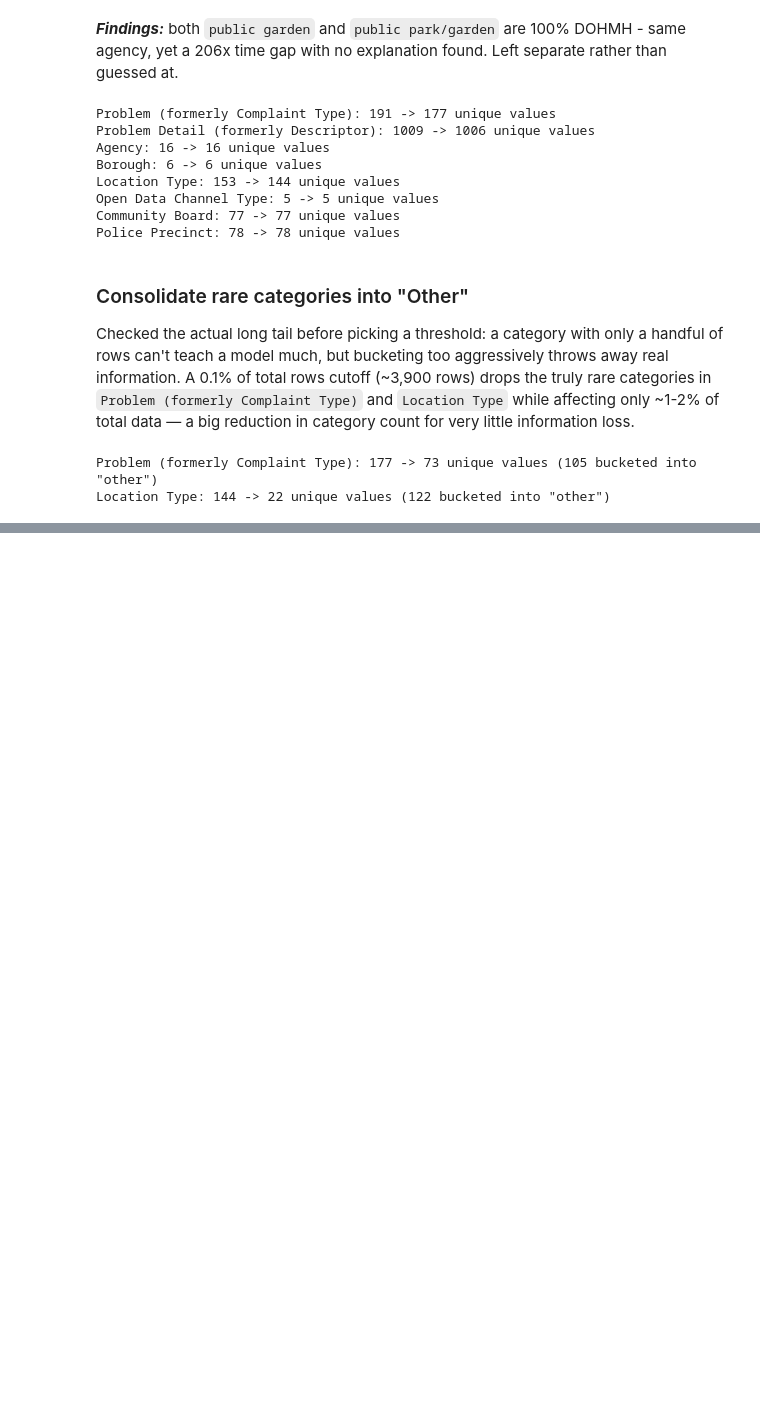
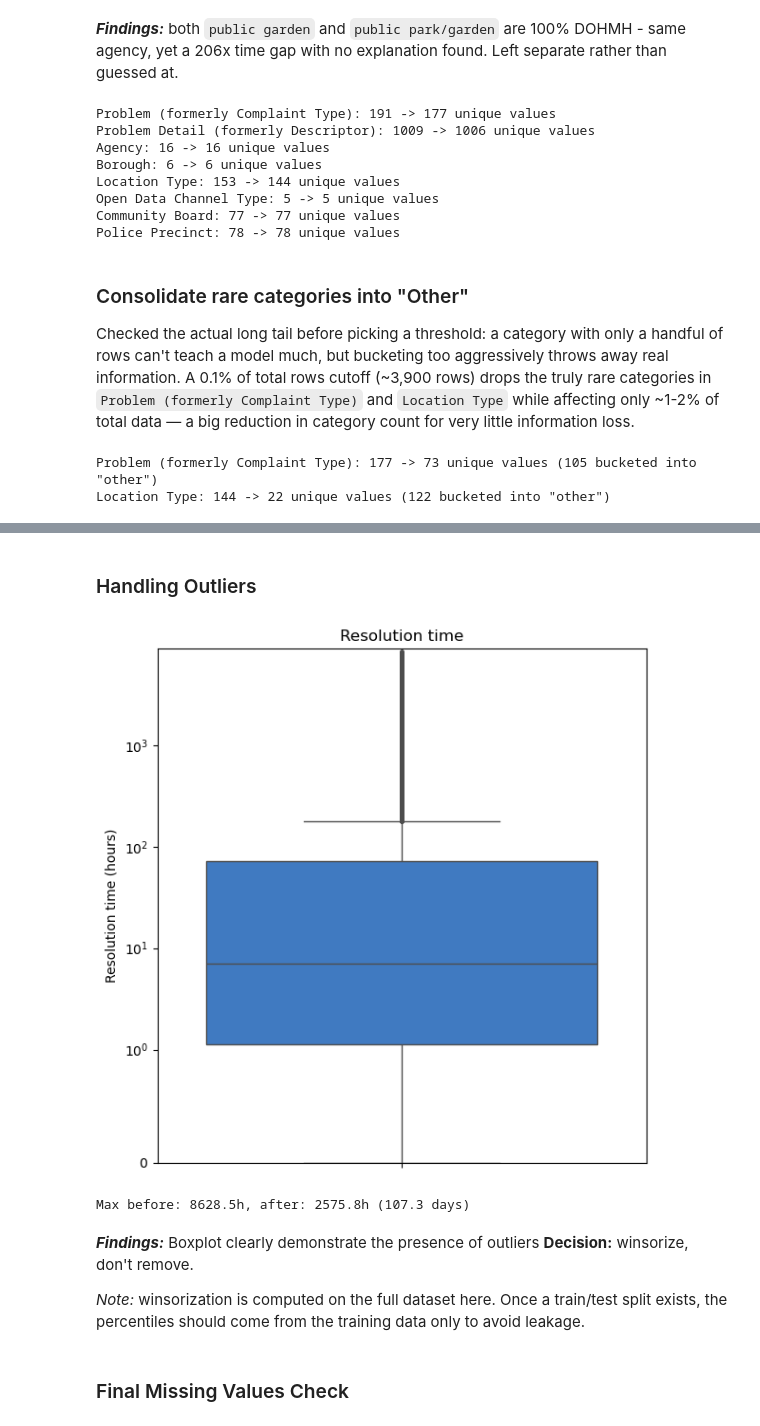
Before and after one commit to ushithila/311-Complaint-Resolution-Speed, a Jupyter notebook: notebooks/data_cleaning.ipynb, the cells around one changed output, grey strips where cells are left out. Cells and saved outputs as stored; diff of their text form; code cells hidden in the pictures; blank space fills up the shorter version.

Commit message:
Finish data cleaning, started feature selection

```diff
--- a/notebooks/data_cleaning.ipynb
+++ b/notebooks/data_cleaning.ipynb
@@ -614,0 +629,30 @@ Location Type: 144 -> 22 unique values (122 bucketed into "other")
+# %% [markdown]
+### Handling Outliers
+# %%
+raw_sample = df['resolution_hours'].sample(200_000, random_state=0)
+
+fig, ax = plt.subplots(figsize=(6, 6))
+sns.boxplot(y=raw_sample, ax=ax, color='#2a78d6', fliersize=2)
+ax.set_yscale('symlog', linthresh=1)
+ax.set_ylim(bottom=0)
+ax.set_ylabel('Resolution time (hours)')
+ax.set_title('Resolution time')
+plt.tight_layout()
+plt.show()
+# %% [output]
+[figure, added]
+# %%
+before_max = df['resolution_hours'].max()
+df['resolution_hours'] = mstats.winsorize(df['resolution_hours'], limits=[0.01, 0.01])
+
+print(f"Max before: {before_max:.1f}h, after: {df['resolution_hours'].max():.1f}h ({df['resolution_hours'].max()/24:.1f} days)")
+# %% [output]
+Max before: 8628.5h, after: 2575.8h (107.3 days)
+# %% [markdown]
+***Findings:***
+Boxplot clearly demonstrate the presence of outliers
+**Decision:** winsorize, don't remove.
+
+*Note:* winsorization is computed on the full dataset here. Once a train/test split exists, the percentiles should come from the training data only to avoid leakage.
+# %% [markdown]
+### Final Missing Values Check
```
Also changed, not shown: parts of 8 cells of this notebook, 2 other files.
